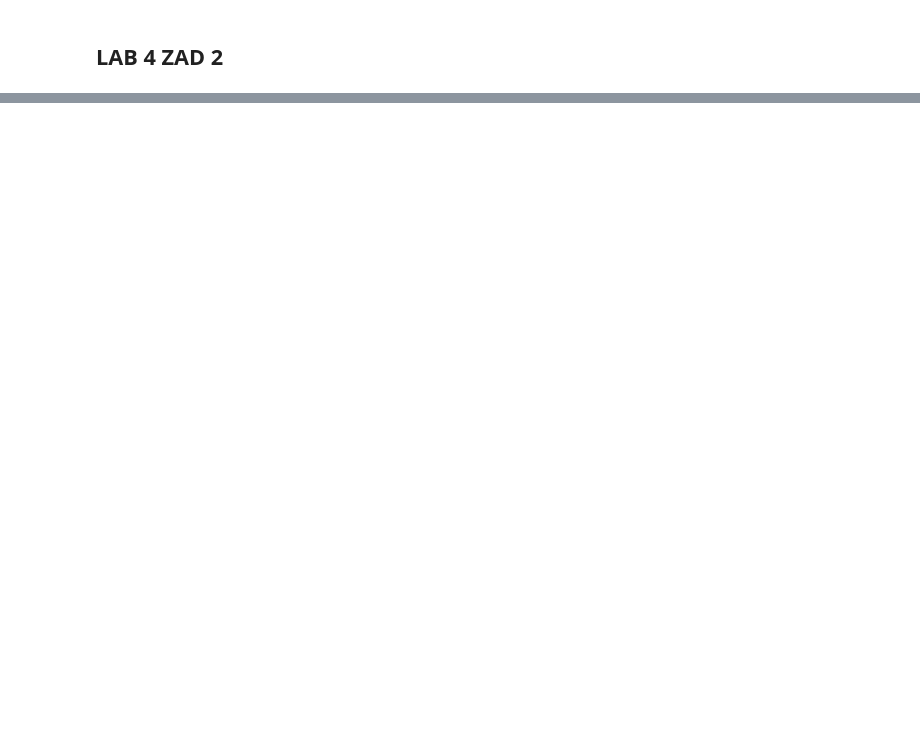
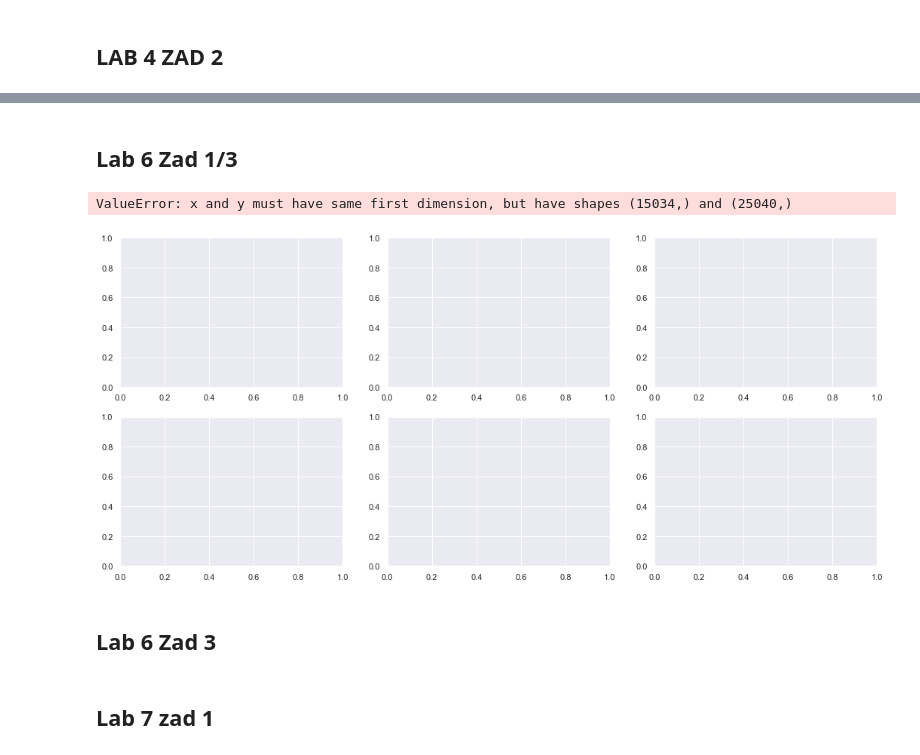
Before and after one commit to Robertpawelh/metaheuristics_lab_3, a Jupyter notebook: python_scripts/Lab2Plots.ipynb, the cells around one changed output, grey strips where cells are left out. Saved outputs shown, nothing was run; the diff lists cells and outputs as text; code cells hidden in the pictures; blank space fills up the shorter version.

```diff
--- a/python_scripts/Lab2Plots.ipynb
+++ b/python_scripts/Lab2Plots.ipynb
@@ -217,0 +370,2 @@ bestFFE
+# %% [markdown]
+## Lab 6 Zad 1/3
@@ -217,0 +423,24 @@ bestFFE
+# %%
+problem_names = {'CBinaryMax3SatEvaluation_100_utykanie': 'Max3SAT',
+                 'CBinaryIsingSpinGlassEvaluation_100_utykanie': 'ISG',
+                 'CBinaryNKLandscapesEvaluation_100_utykanie': 'NK-land',
+                 'CBinaryStandardDeceptiveConcatenationEvaluation_30_utykanie': 'Concatenation_10',
+                 'CBinaryStandardDeceptiveConcatenationEvaluation_150_utykanie': 'Concatenation_50',
+                 'CBinaryStandardDeceptiveConcatenationEvaluation_300_utykanie': 'Concatenation_100',
+                }
+
+
+model_names = {
+    'island': 'island'
+}
+
+metrics = ['best', 'worst', 'mean']
+
+
+#plot_metrics_4_1(41, problem_names, model_names, metrics)
+plot_metrics_6_3_line(63, problem_names, model_names, metrics)
+# %% [output]
+ValueError: x and y must have same first dimension, but have shapes (15034,) and (25040,)
+[figure, added]
+# %% [markdown]
+## Lab 6 Zad 3
@@ -217,0 +527,2 @@ bestFFE
+# %% [markdown]
+## Lab 7 zad 1
```
Also changed, not shown: parts of 17 cells of this notebook, 12 other files.
